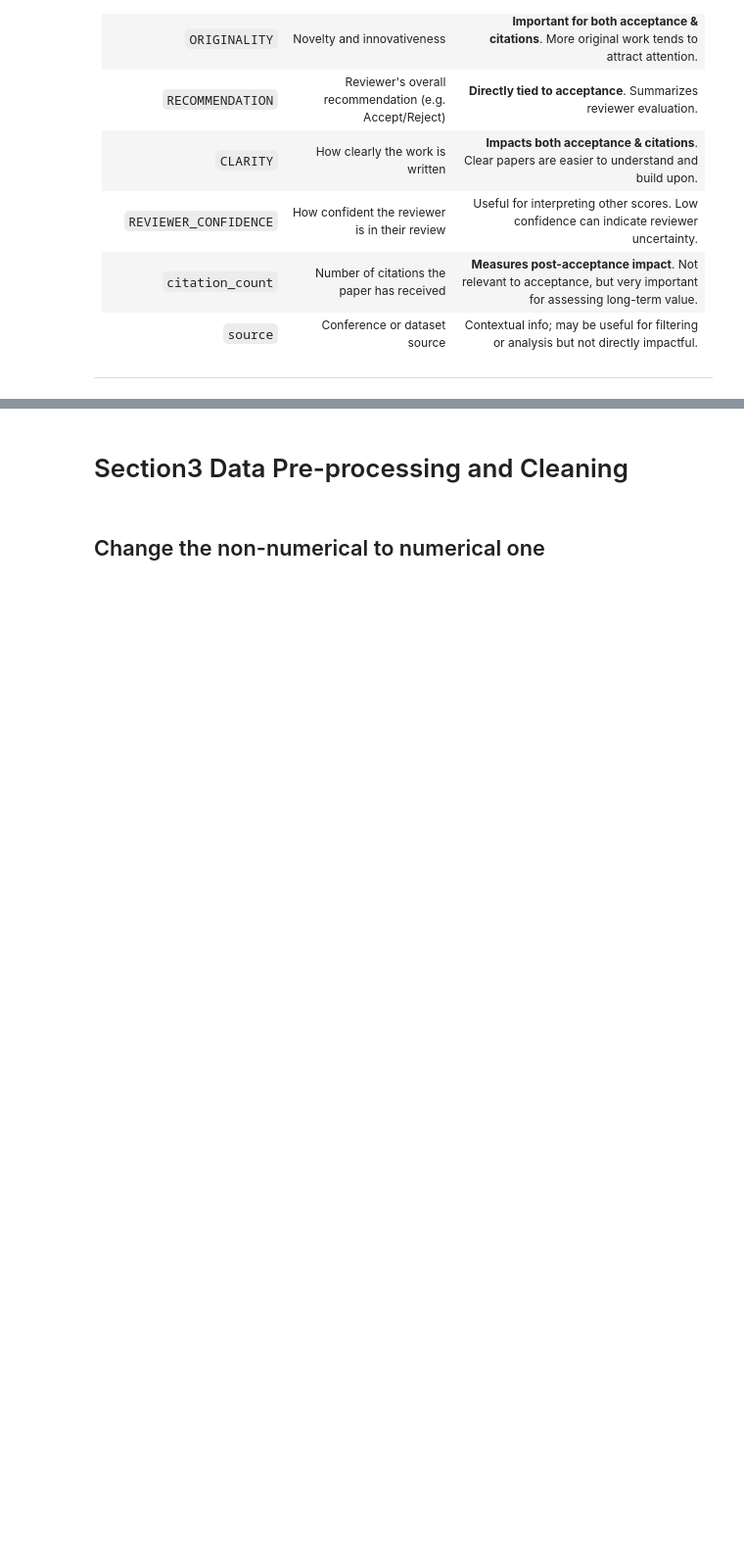
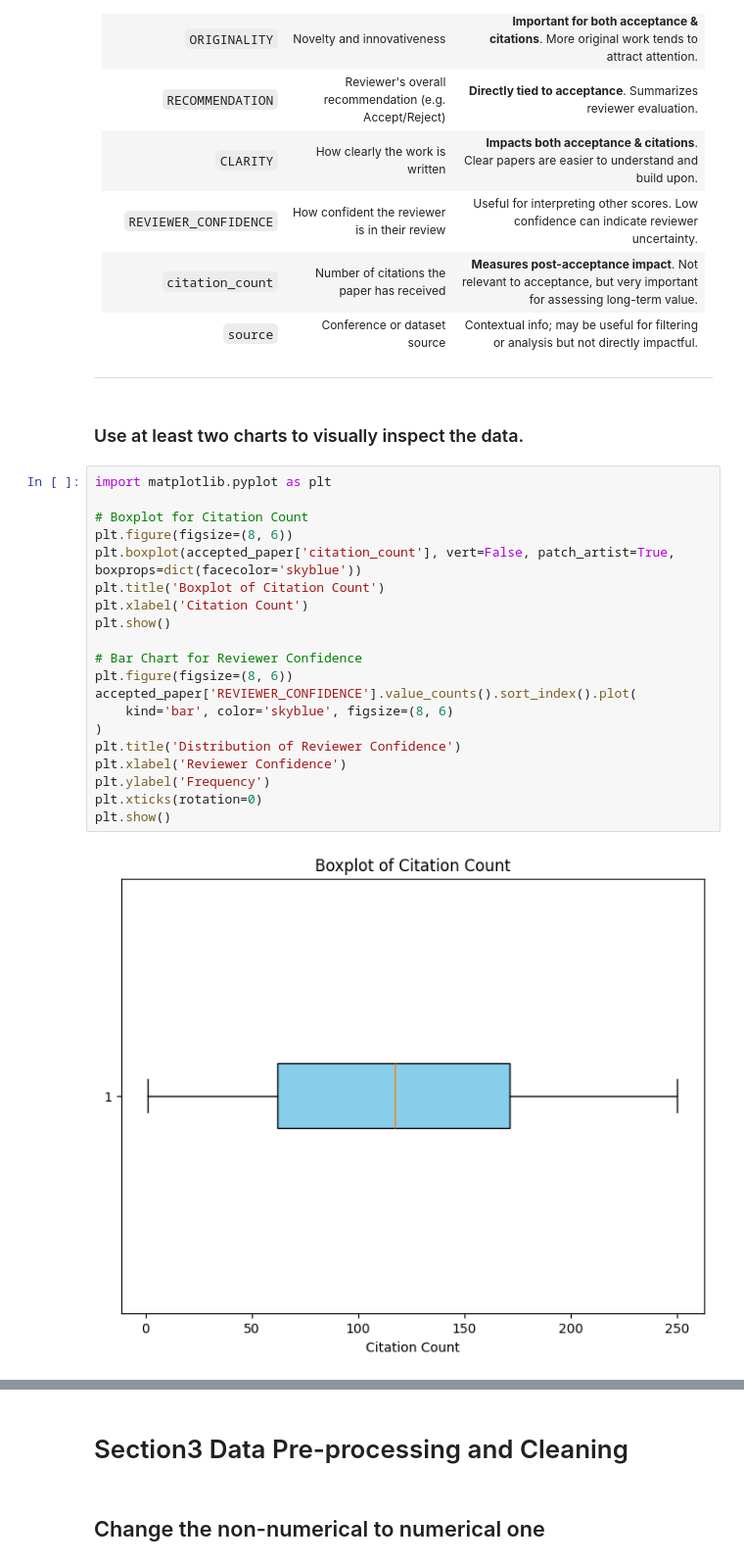
Before and after one commit to XanderZhou2022/ECE204_final, a Jupyter notebook: pre_processing.ipynb, the cells around one changed output, grey strips where cells are left out. Shown: that part at 98% size. Cells and saved outputs as stored; diff of their text form; blank space fills up the shorter version.

```diff
--- a/pre_processing.ipynb
+++ b/pre_processing.ipynb
@@ -186,3 +202,27 @@ Index(['title', 'IMPACT', 'SUBSTANCE', 'APPROPRIATENESS',
 | `source` | Conference or dataset source | Contextual info; may be useful for filtering or analysis but not directly impactful. |
 
 ---
+# %% [markdown]
+### Use at least two charts to visually inspect the data.
+# %%
+import matplotlib.pyplot as plt
+
+# Boxplot for Citation Count
+plt.figure(figsize=(8, 6))
+plt.boxplot(accepted_paper['citation_count'], vert=False, patch_artist=True, boxprops=dict(facecolor='skyblue'))
+plt.title('Boxplot of Citation Count')
+plt.xlabel('Citation Count')
+plt.show()
+
+# Bar Chart for Reviewer Confidence
+plt.figure(figsize=(8, 6))
+accepted_paper['REVIEWER_CONFIDENCE'].value_counts().sort_index().plot(
+    kind='bar', color='skyblue', figsize=(8, 6)
+)
+plt.title('Distribution of Reviewer Confidence')
+plt.xlabel('Reviewer Confidence')
+plt.ylabel('Frequency')
+plt.xticks(rotation=0)
+plt.show()
+# %% [output]
+[figure, added]
```
Also changed, not shown: parts of 15 cells of this notebook, 5 other files.
